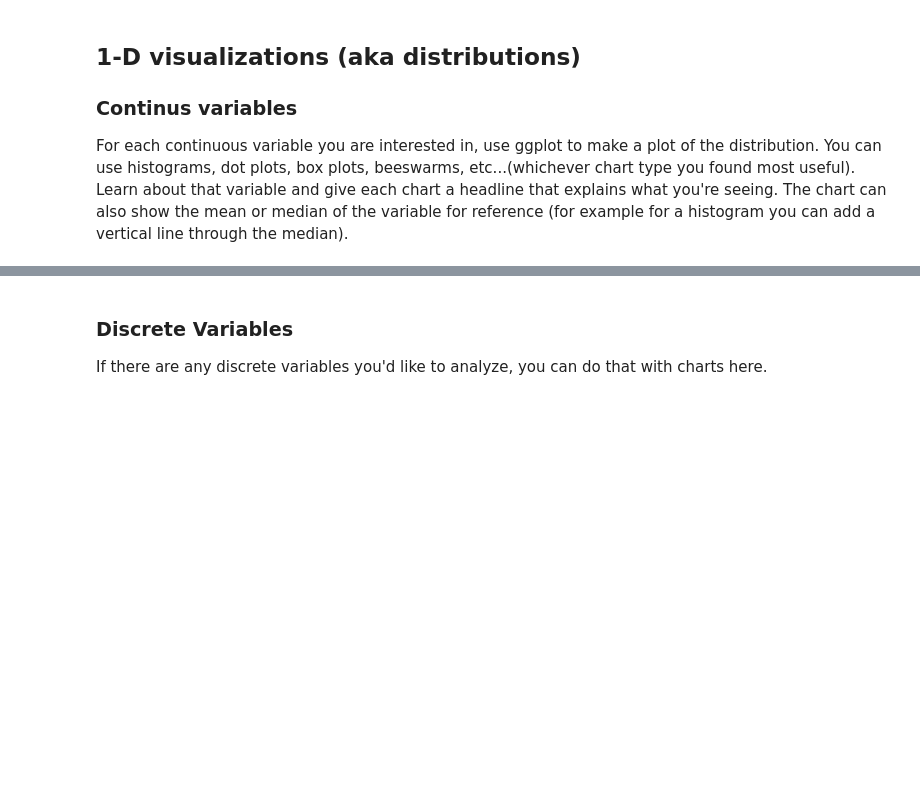
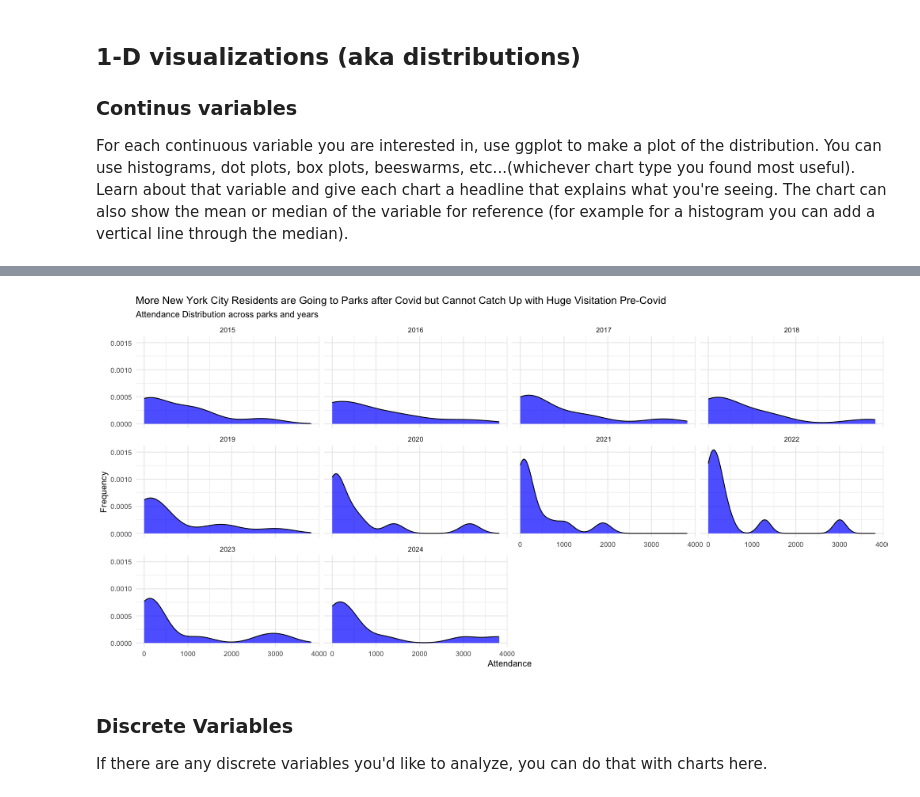
Before and after one commit to yatingw24/pitch, a Jupyter notebook: distributions.ipynb, the cells around one changed output, grey strips where cells are left out. Cells and saved outputs as stored; diff of their text form; code cells hidden in the pictures; blank space fills up the shorter version.

```diff
--- a/distributions.ipynb
+++ b/distributions.ipynb
@@ -207,3 +199,16 @@ ggplot(df, aes(x = Attendance)) +
+# %%
+%%R -w 1000
+
+ggplot(NYC, aes(x = Attendance)) +
+  geom_density( fill = "blue", color = "black", alpha = 0.7) +
+  facet_wrap(~Year) +
+  labs(title = "More New York City Residents are Going to Parks after Covid but Cannot Catch Up with Huge Visitation Pre-Covid",
+  subtitle = 'Attendance Distribution across parks and years',
+       x = "Attendance",
+       y = "Frequency") +
+  theme_minimal()
+# %% [output]
+[figure, added]
 # %% [markdown]
 ### Discrete Variables
 
```
Also changed, not shown: parts of 13 cells of this notebook.
